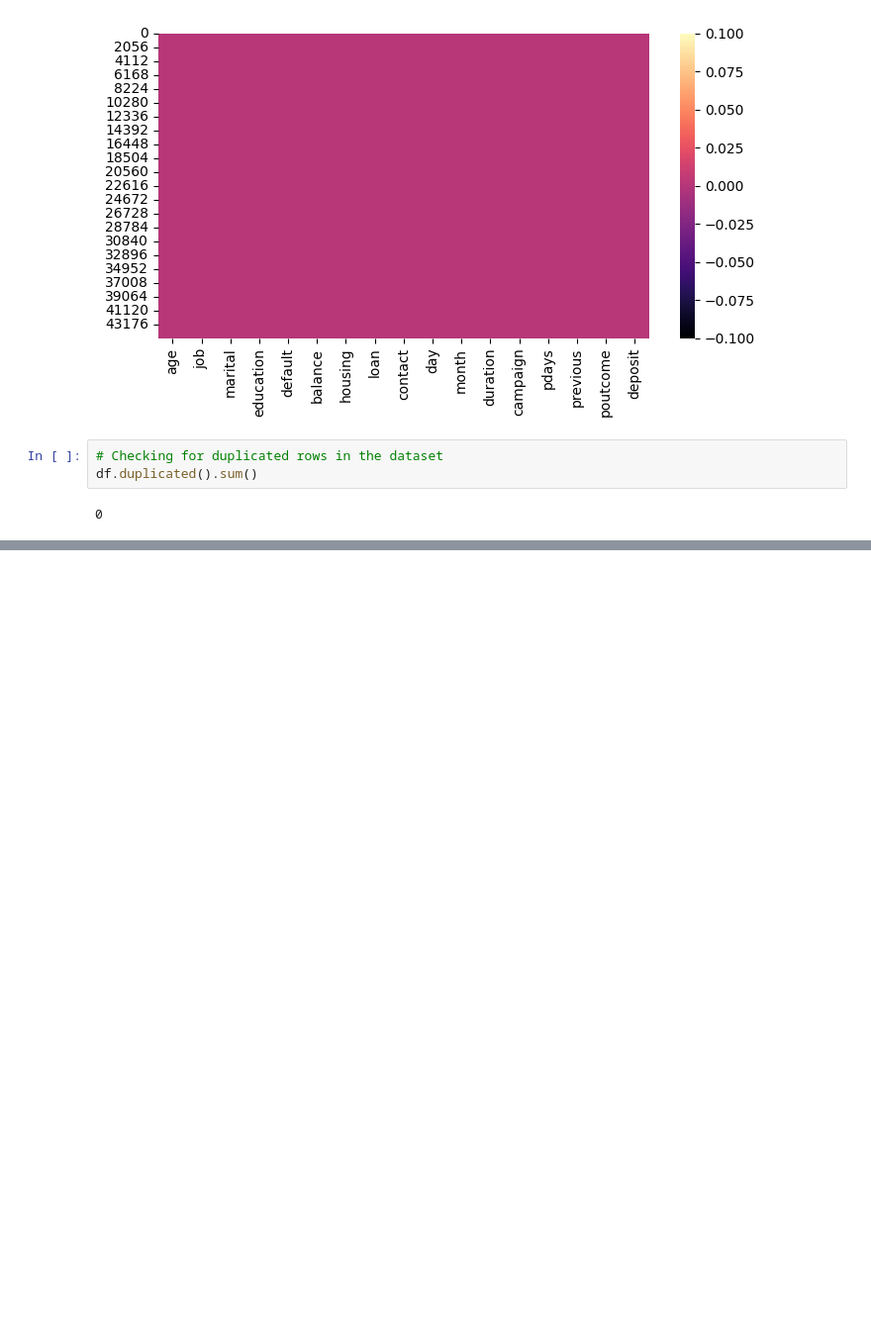
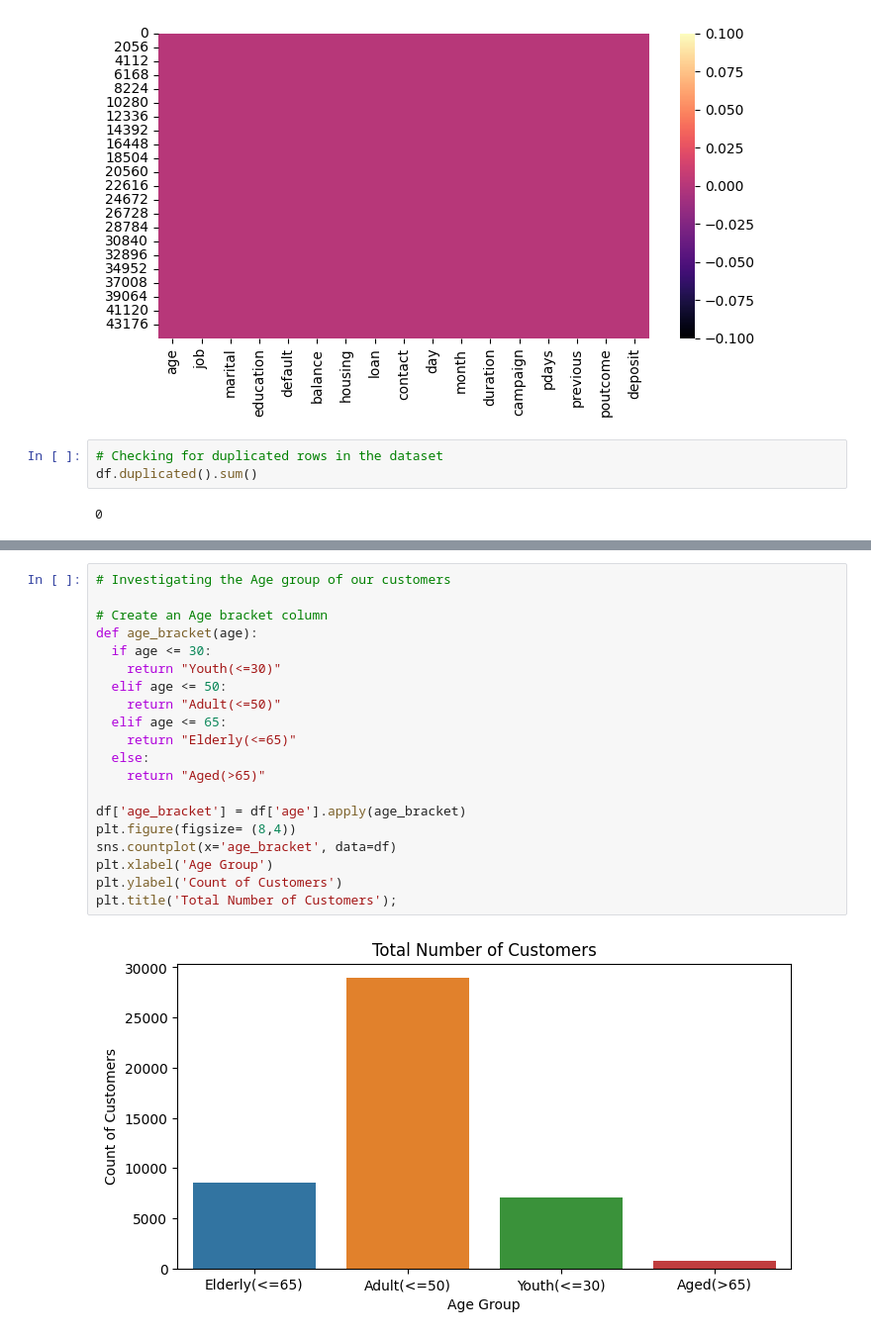
Before and after one commit to kayodeolusanya/Nexus-Bank-Customer-Segmentation-Project, a Jupyter notebook: Nexus_Bank_Customer_Segmentation_Project.ipynb, the cells around one changed output, grey strips where cells are left out. Shown at 99% size. Drawn from its saved outputs; the diff is of its cells as text; blank space fills up the shorter version.

```diff
--- a/Nexus_Bank_Customer_Segmentation_Project.ipynb
+++ b/Nexus_Bank_Customer_Segmentation_Project.ipynb
@@ -123,0 +133,22 @@ df.duplicated().sum()
+# %%
+# Investigating the Age group of our customers
+
+# Create an Age bracket column
+def age_bracket(age):
+  if age <= 30:
+    return "Youth(<=30)"
+  elif age <= 50:
+    return "Adult(<=50)"
+  elif age <= 65:
+    return "Elderly(<=65)"
+  else:
+    return "Aged(>65)"
+
+df['age_bracket'] = df['age'].apply(age_bracket)
+plt.figure(figsize= (8,4))
+sns.countplot(x='age_bracket', data=df)
+plt.xlabel('Age Group')
+plt.ylabel('Count of Customers')
+plt.title('Total Number of Customers');
+# %% [output]
+[figure, added]
```
Also changed, not shown: parts of 8 cells of this notebook.
